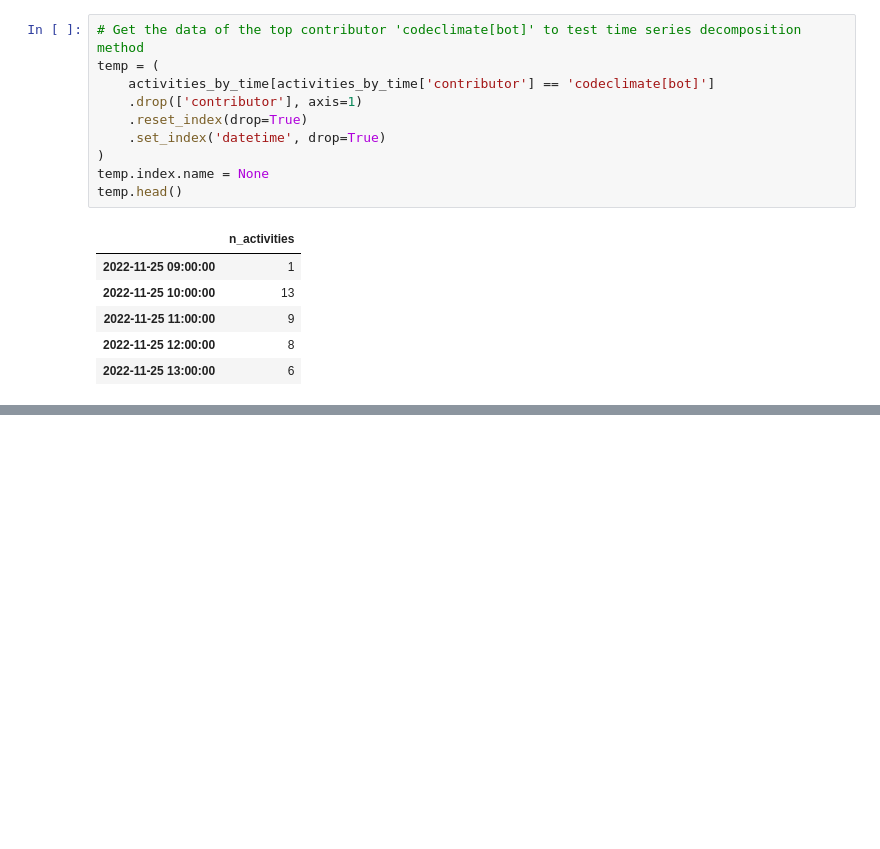
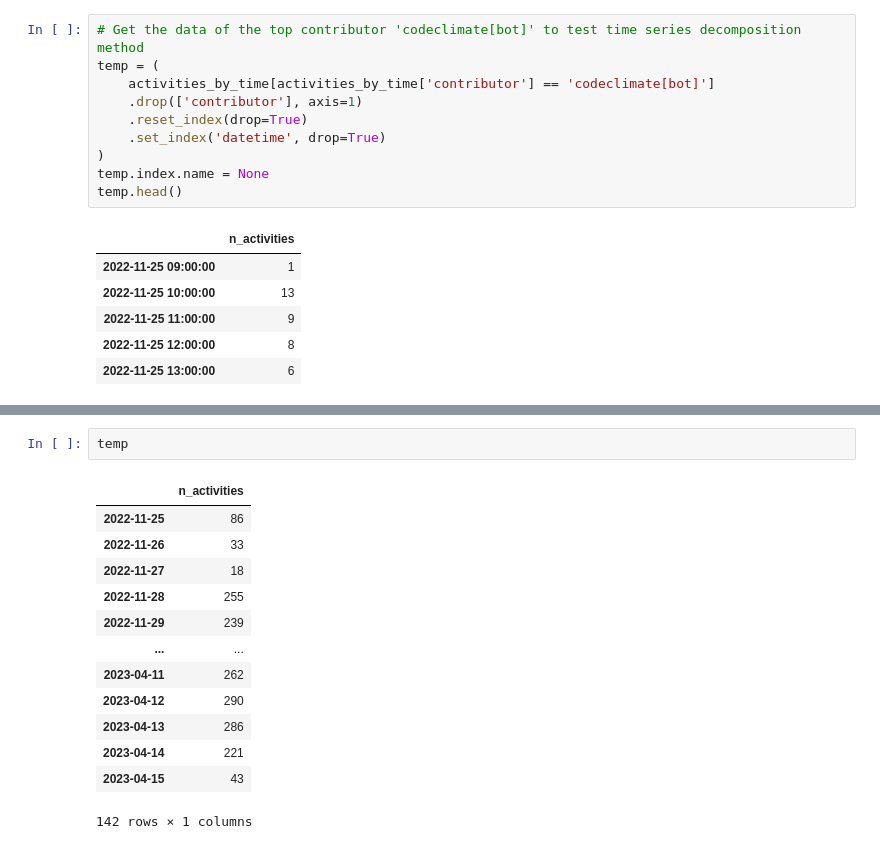
Before and after one commit to uhourri/GH-Bots-API, a Jupyter notebook: code/Time series forcasting.ipynb, the cells around one changed output, grey strips where cells are left out. Cells and saved outputs as stored; diff of their text form; blank space fills up the shorter version.

```diff
--- a/code/Time series forcasting.ipynb
+++ b/code/Time series forcasting.ipynb
@@ -218,0 +322,16 @@ plt.tight_layout()
+# %%
+temp
+# %% [output]
+|  | n_activities |
+| 2022-11-25 | 86 |
+| 2022-11-26 | 33 |
+| 2022-11-27 | 18 |
+| 2022-11-28 | 255 |
+| 2022-11-29 | 239 |
+| ... | ... |
+| 2023-04-11 | 262 |
+| 2023-04-12 | 290 |
+| 2023-04-13 | 286 |
+| 2023-04-14 | 221 |
+| 2023-04-15 | 43 |
+142 rows × 1 columns
```
Also changed, not shown: parts of 14 cells of this notebook.
